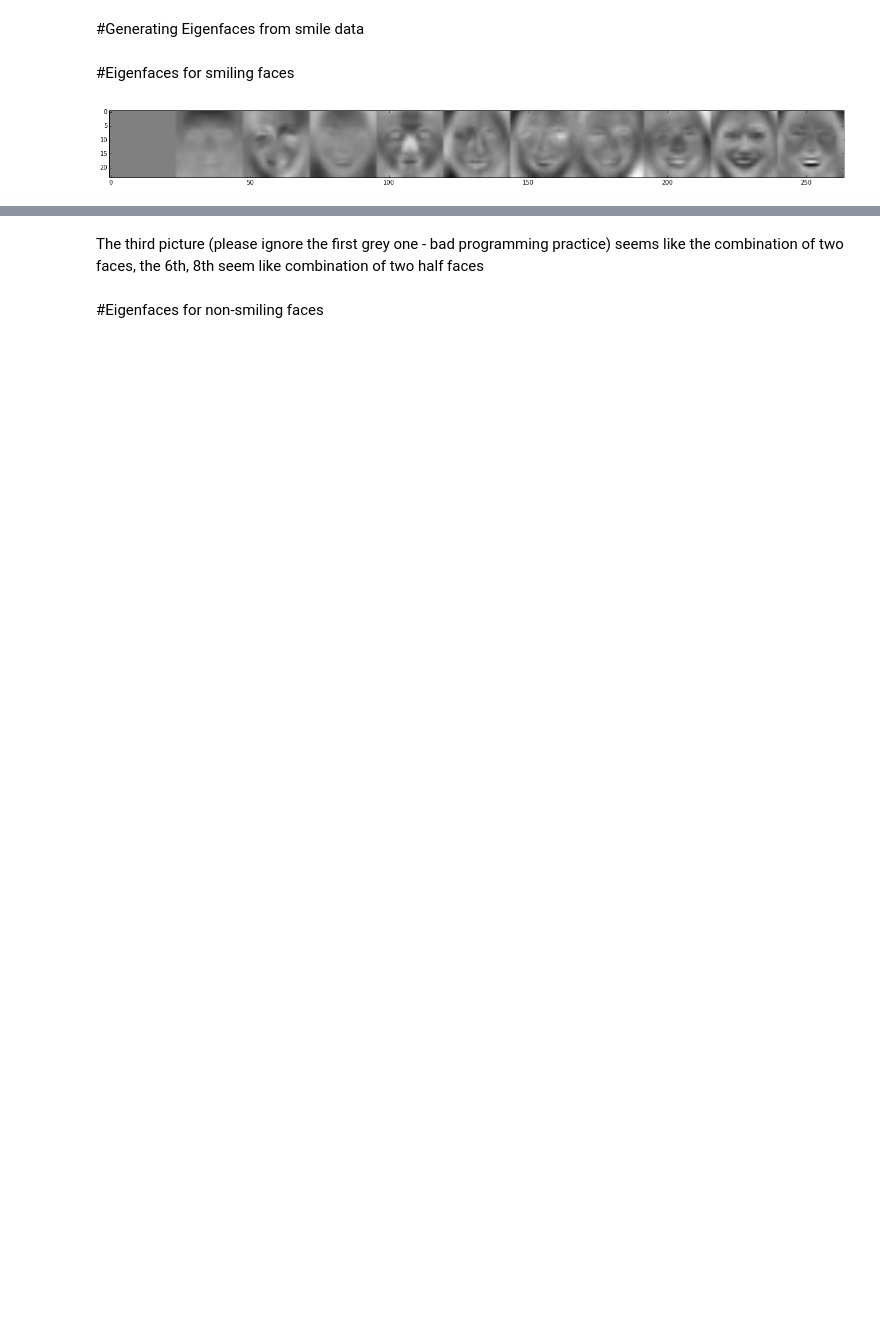
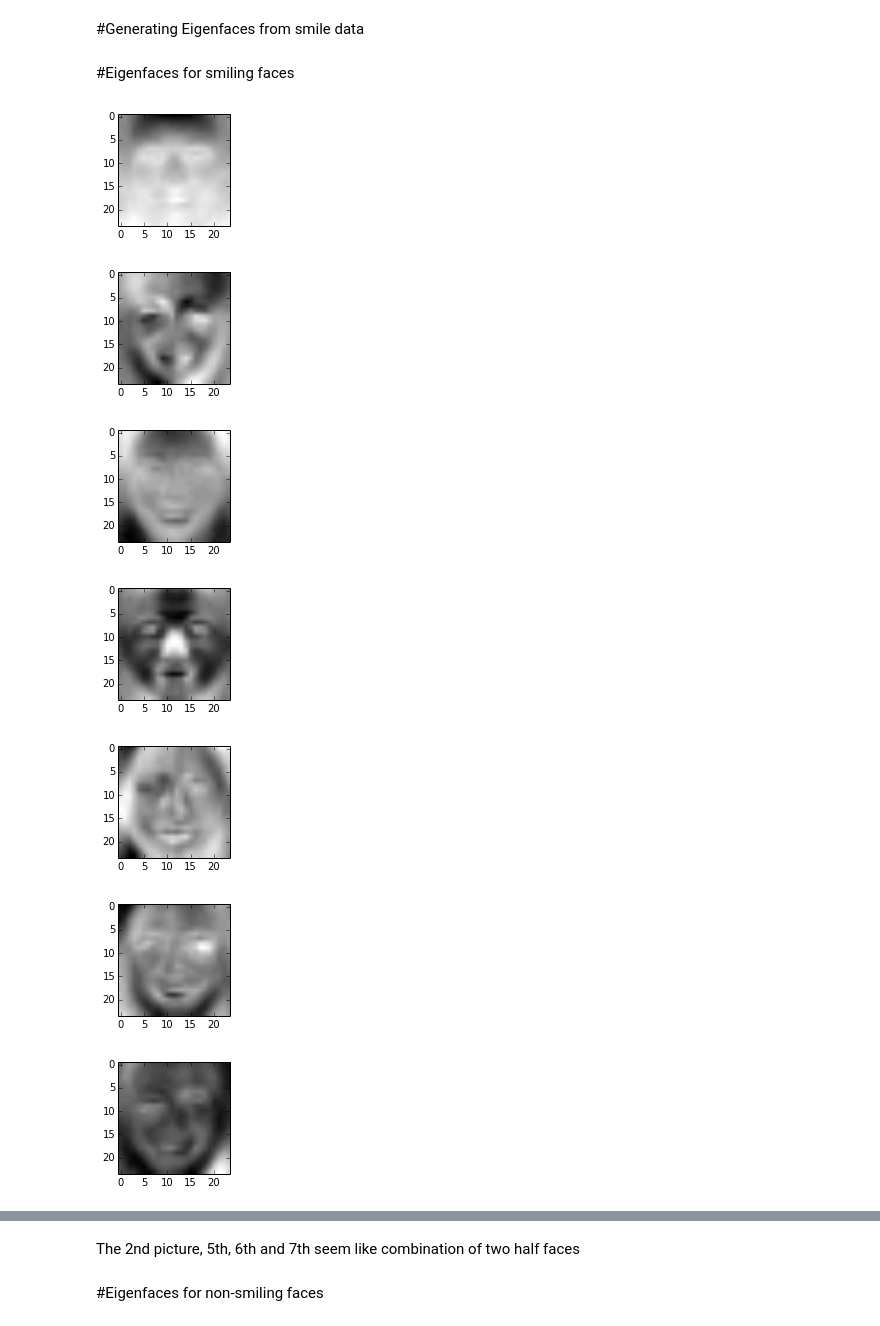
Before and after one commit to ArkAung/Eigenfaces, a Jupyter notebook: Eigenfaces.ipynb, the cells around one changed output, grey strips where cells are left out. Drawn from its saved outputs; the diff is of its cells as text; code cells hidden in the pictures; blank space fills up the shorter version.

Commit message:
Show images in a better way

```diff
--- a/Eigenfaces.ipynb
+++ b/Eigenfaces.ipynb
@@ -42,16 +42,20 @@ if __name__ == "__main__":
 # %%
     smilingFaces, smilingLabels = filterFaces(trainingFaces, trainingLabels, 'smile')
     eigFaces = genEigVectors(smilingFaces)
 
     num_images = 10
 
     image = np.zeros((24,24))
     for i in range(num_images):
         reshaped_eigFaces = np.reshape(eigFaces[:,i],(24,24))
         real_reshaped = np.real(reshaped_eigFaces)
-        image = np.concatenate((image, real_reshaped), axis=1)
-
-    plt.figure(figsize=(200,2))
-    plt.show(plt.imshow(image, cmap='gray'))
+        plt.figure(figsize=(100,2))
+        plt.show(plt.imshow(real_reshaped, cmap='gray'))
 # %% [output]
-[figure, old version]
+[figure, new version]
+[figure, added]
+[figure, added]
+[figure, added]
+[figure, added]
+[figure, added]
+[figure, added]
@@ -58,5 +65,5 @@ if __name__ == "__main__":
 # %% [markdown]
-The third picture (please ignore the first grey one - bad programming practice) seems like the combination of two faces, the 6th, 8th seem like combination of two half faces
+The 2nd picture, 5th, 6th and 7th seem like combination of two half faces
 # %% [markdown]
 #Eigenfaces for non-smiling faces
 # %%
```
Also changed, not shown: parts of 3 cells of this notebook.
